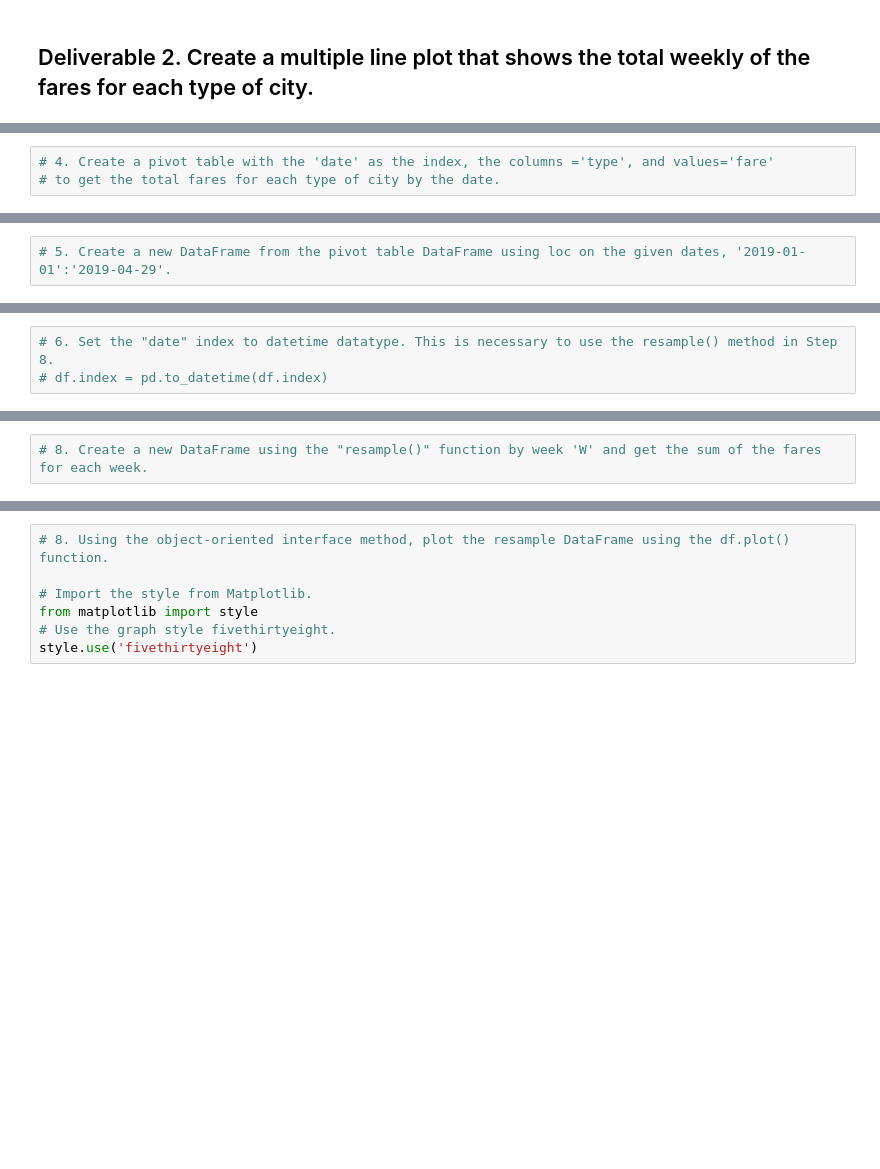
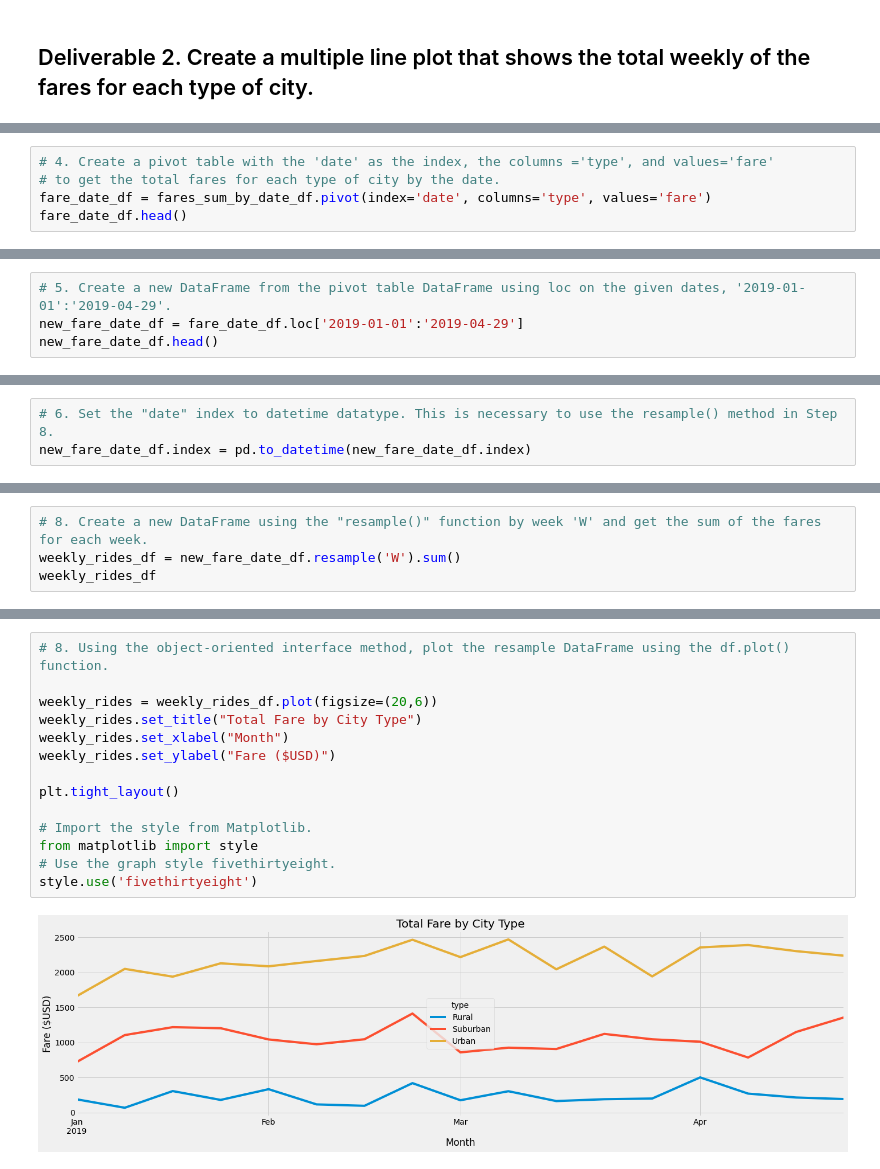
Before and after one commit to kemoo13/PyBer_Analysis, a Jupyter notebook: PyBer_Challenge_starter_code.ipynb, the cells around one changed output, grey strips where cells are left out. Drawn from its saved outputs; the diff is of its cells as text; blank space fills up the shorter version.

```diff
--- a/PyBer_Challenge_starter_code.ipynb
+++ b/PyBer_Challenge_starter_code.ipynb
@@ -67,3 +168,5 @@ pyber_summary_df.index.name = None
 # %%
 # 4. Create a pivot table with the 'date' as the index, the columns ='type', and values='fare'
 # to get the total fares for each type of city by the date.
+fare_date_df = fares_sum_by_date_df.pivot(index='date', columns='type', values='fare')
+fare_date_df.head()
@@ -70,2 +181,4 @@ pyber_summary_df.index.name = None
 # %%
 # 5. Create a new DataFrame from the pivot table DataFrame using loc on the given dates, '2019-01-01':'2019-04-29'.
+new_fare_date_df = fare_date_df.loc['2019-01-01':'2019-04-29']
+new_fare_date_df.head()
@@ -72,5 +193,5 @@ pyber_summary_df.index.name = None
 # %%
 # 6. Set the "date" index to datetime datatype. This is necessary to use the resample() method in Step 8.
-# df.index = pd.to_datetime(df.index)
+new_fare_date_df.index = pd.to_datetime(new_fare_date_df.index)
 # %%
 # 7. Check that the datatype for the index is datetime using df.info()
@@ -77,2 +210,4 @@ pyber_summary_df.index.name = None
 # %%
 # 8. Create a new DataFrame using the "resample()" function by week 'W' and get the sum of the fares for each week.
+weekly_rides_df = new_fare_date_df.resample('W').sum()
+weekly_rides_df
@@ -79,7 +234,16 @@ pyber_summary_df.index.name = None
 # %%
 # 8. Using the object-oriented interface method, plot the resample DataFrame using the df.plot() function.
+
+weekly_rides = weekly_rides_df.plot(figsize=(20,6))
+weekly_rides.set_title("Total Fare by City Type")
+weekly_rides.set_xlabel("Month")
+weekly_rides.set_ylabel("Fare ($USD)")
+
+plt.tight_layout()
 
 # Import the style from Matplotlib.
 from matplotlib import style
 # Use the graph style fivethirtyeight.
 style.use('fivethirtyeight')
+# %% [output]
+[figure, added]
```
Also changed, not shown: parts of 20 cells of this notebook.
